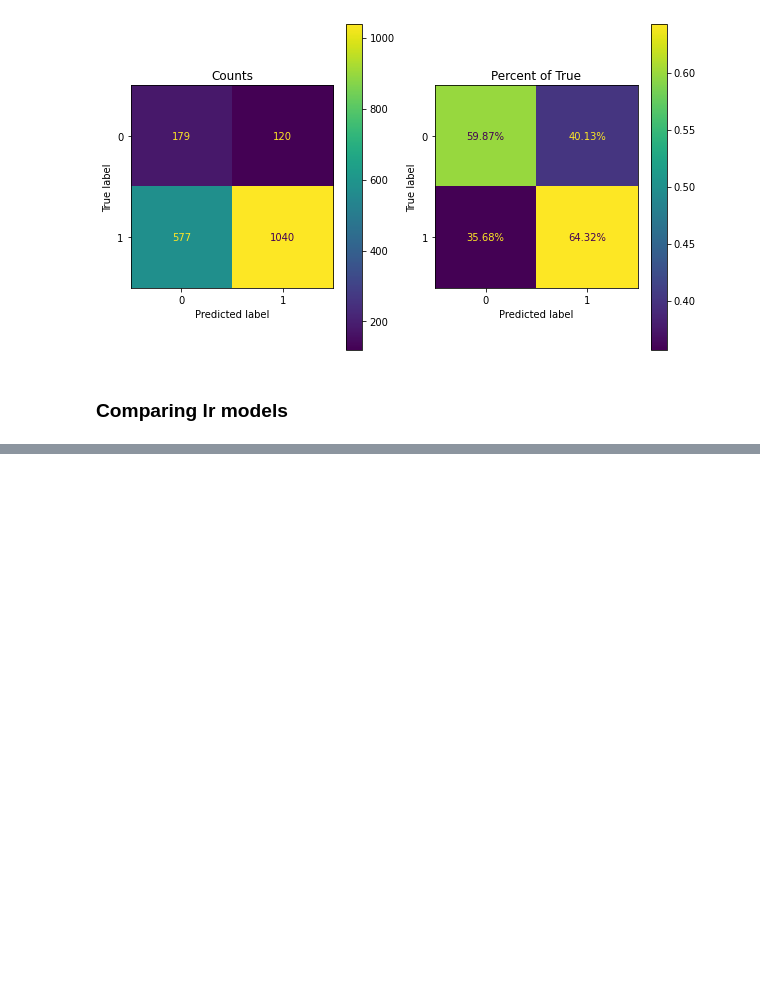
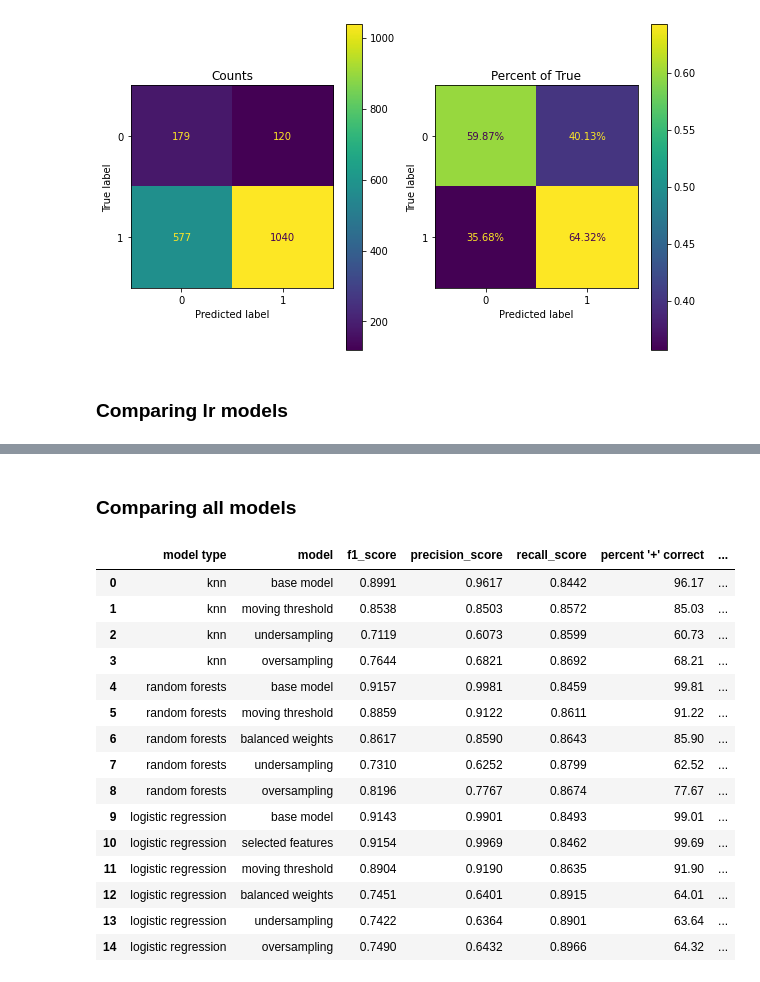
Before and after one commit to mathisme/ThinkfulSLCap, a Jupyter notebook: Capstone.ipynb, the cells around one changed output, grey strips where cells are left out. Cells and saved outputs as stored; diff of their text form; code cells hidden in the pictures; blank space fills up the shorter version.

Commit message:
replaced manual statistics writing with code to create a dataframe

```diff
--- a/Capstone.ipynb
+++ b/Capstone.ipynb
@@ -317,17 +317,34 @@ def get_f1(classifier, X, y, threshold=None):
         y_preds = get_preds(classifier, X, y, threshold)
     return f1_score(y, y_preds)
 # %%
-def print_accuracy_results(y_true, y_preds):
+model_stats = {
+    'model type' : [],
+    'model' : [],
+    'f1_score' : [],
+    'precision_score' : [],
+    'recall_score' : [],
+    "percent '+' correct" : [],
+    "percent '-' correct" : []
+}
+
+def print_accuracy_results(y_true, y_preds, print_accur=False):
     """
     Predicts the percntage of positive values correctly predicted
     and the percentage of negative values correctly predicted.
     I realize now I could have done this better using Sklearn's
     Confusion Matrix and setting normalize to 'true'.
     """
+    global model_stats
     correct_classification = 1 - np.absolute(y_true - y_preds)
     scores_df = pd.DataFrame({'y_values': y_true, 'correct_classification': correct_classification})
     zeros = scores_df[scores_df.y_values == 0]
     ones = scores_df[scores_df.y_values == 1]
-    print("The percentage of fully_paid predicted correctly: ",100*ones.correct_classification.sum()/ones.shape[0])
-    print("The percentage of not fully_paid predicted correctly: ",100*zeros.correct_classification.sum()/zeros.shape[0])
+    correct_plus = 100*ones.correct_classification.sum()/ones.shape[0]
+    correct_minus = 100*zeros.correct_classification.sum()/zeros.shape[0]
+    model_stats["percent '+' correct"].append(round(correct_plus,2))
+    model_stats["percent '-' correct"].append(round(correct_minus,2))
+    if print_accur:
+        print('-'*50)
+        print("The percentage of fully_paid predicted correctly: ",100*ones.correct_classification.sum()/ones.shape[0])
+        print("The percentage of not fully_paid predicted correctly: ",100*zeros.correct_classification.sum()/zeros.shape[0])
 # %%
@@ -928,3 +952,6 @@ plot_confusion_matrix(lr5 ,Xlr_test, y_test, ax = axs[1], normalize='true', valu
 [figure]
 # %% [markdown]
 ### Comparing lr models
+# %%
+stats = pd.DataFrame(model_stats, columns=model_stats.keys())
+stats[stats['model type']=='logistic regression']
@@ -930,0 +966,21 @@ plot_confusion_matrix(lr5 ,Xlr_test, y_test, ax = axs[1], normalize='true', valu
+# %% [markdown]
+### Comparing all models
+# %%
+stats
+# %% [output]
+|  | model type | model | f1_score | precision_score | recall_score | percent '+' correct | ... |
+| 0 | knn | base model | 0.8991 | 0.9617 | 0.8442 | 96.17 | ... |
+| 1 | knn | moving threshold | 0.8538 | 0.8503 | 0.8572 | 85.03 | ... |
+| 2 | knn | undersampling | 0.7119 | 0.6073 | 0.8599 | 60.73 | ... |
+| 3 | knn | oversampling | 0.7644 | 0.6821 | 0.8692 | 68.21 | ... |
+| 4 | random forests | base model | 0.9157 | 0.9981 | 0.8459 | 99.81 | ... |
+| 5 | random forests | moving threshold | 0.8859 | 0.9122 | 0.8611 | 91.22 | ... |
+| 6 | random forests | balanced weights | 0.8617 | 0.8590 | 0.8643 | 85.90 | ... |
+| 7 | random forests | undersampling | 0.7310 | 0.6252 | 0.8799 | 62.52 | ... |
+| 8 | random forests | oversampling | 0.8196 | 0.7767 | 0.8674 | 77.67 | ... |
+| 9 | logistic regression | base model | 0.9143 | 0.9901 | 0.8493 | 99.01 | ... |
+| 10 | logistic regression | selected features | 0.9154 | 0.9969 | 0.8462 | 99.69 | ... |
+| 11 | logistic regression | moving threshold | 0.8904 | 0.9190 | 0.8635 | 91.90 | ... |
+| 12 | logistic regression | balanced weights | 0.7451 | 0.6401 | 0.8915 | 64.01 | ... |
+| 13 | logistic regression | undersampling | 0.7422 | 0.6364 | 0.8901 | 63.64 | ... |
+| 14 | logistic regression | oversampling | 0.7490 | 0.6432 | 0.8966 | 64.32 | ... |
```
Also changed, not shown: parts of 35 cells of this notebook.
